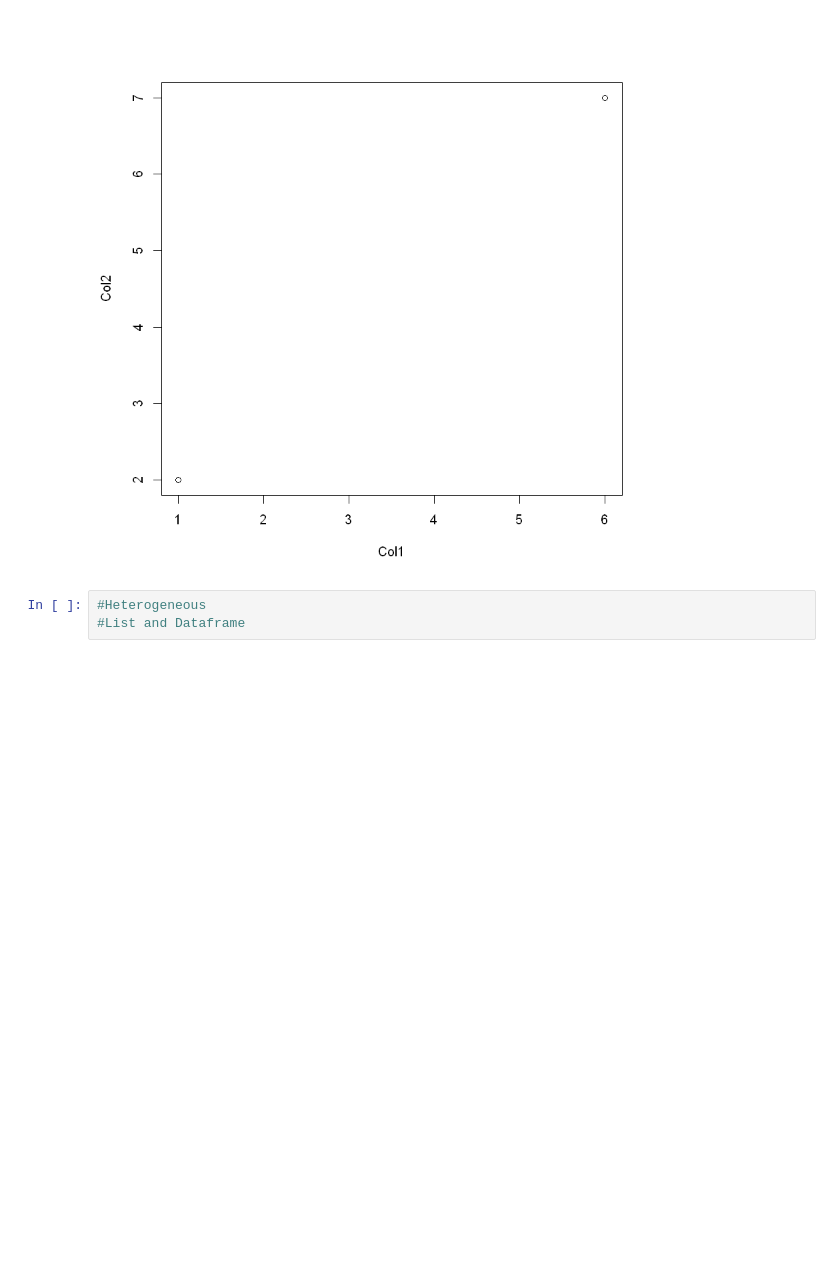
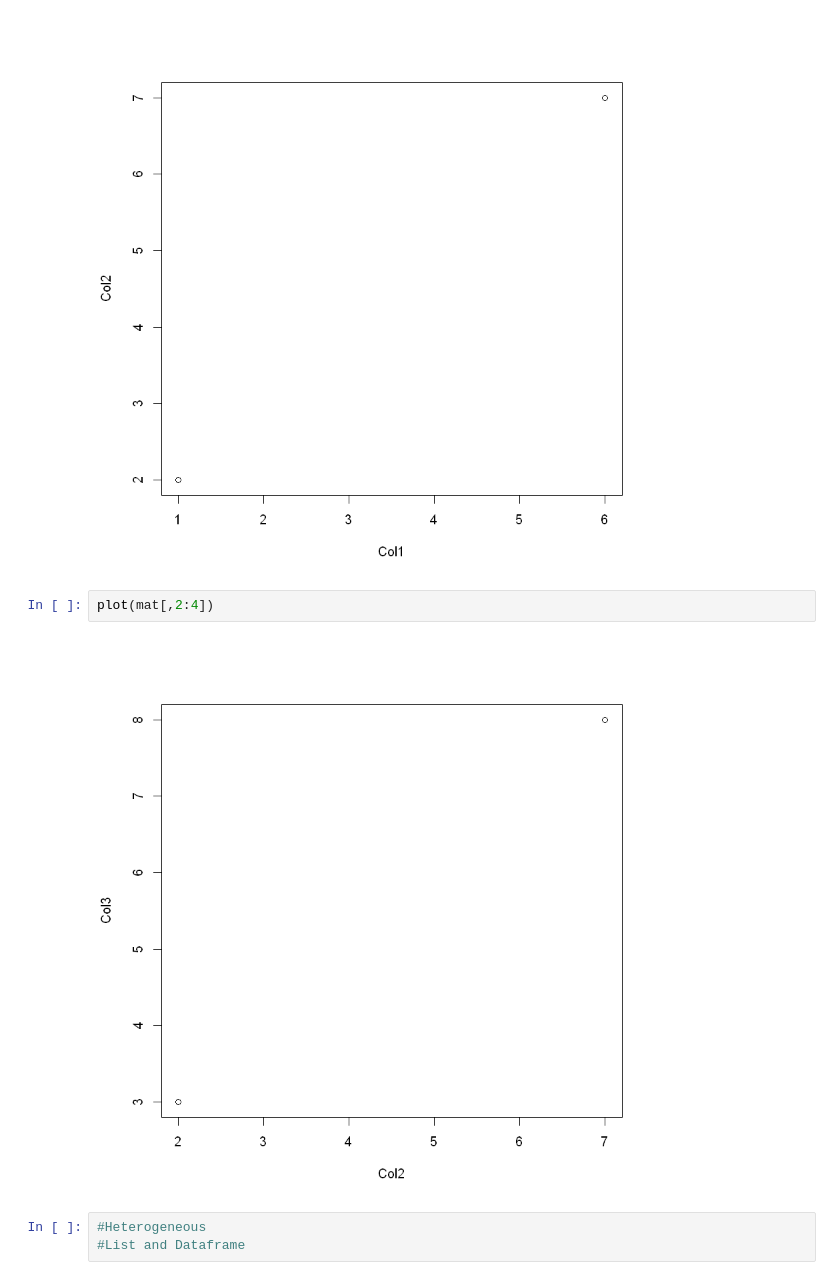
Before and after one commit to mlaai/Deep-Learning, a Jupyter notebook: Code/Projects/Data/RQuickReference.ipynb, the cells around one changed output. Saved outputs shown, nothing was run; the diff lists cells and outputs as text; blank space fills up the shorter version.

```diff
--- a/Code/Projects/Data/RQuickReference.ipynb
+++ b/Code/Projects/Data/RQuickReference.ipynb
@@ -253,6 +254,10 @@ summary(mat)
 plot(mat)
 # %% [output]
 [figure]
+# %%
+plot(mat[,2:4])
+# %% [output]
+[figure, added]
 # %%
 #Heterogeneous
 #List and Dataframe
```
Also changed, not shown: parts of 18 cells of this notebook.
